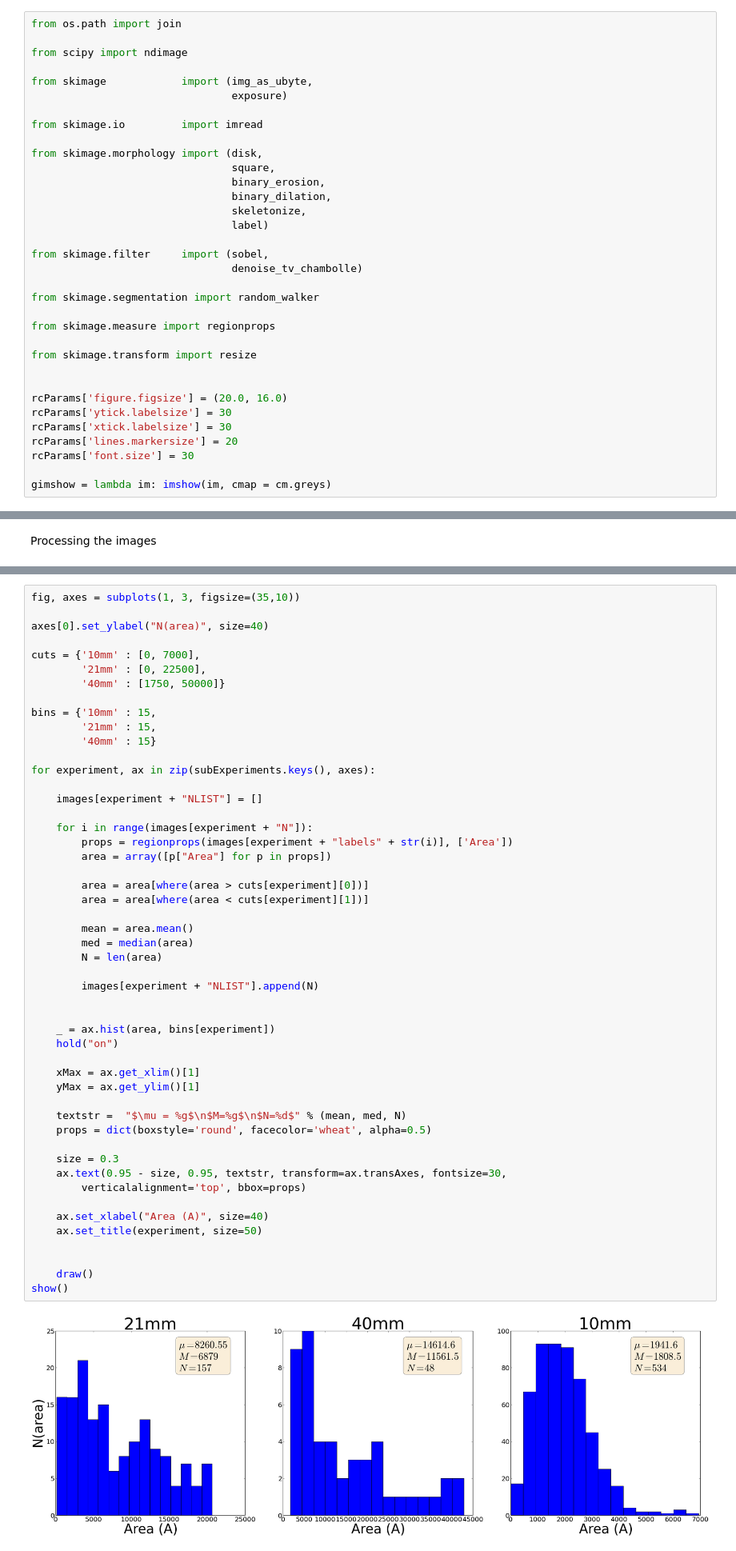
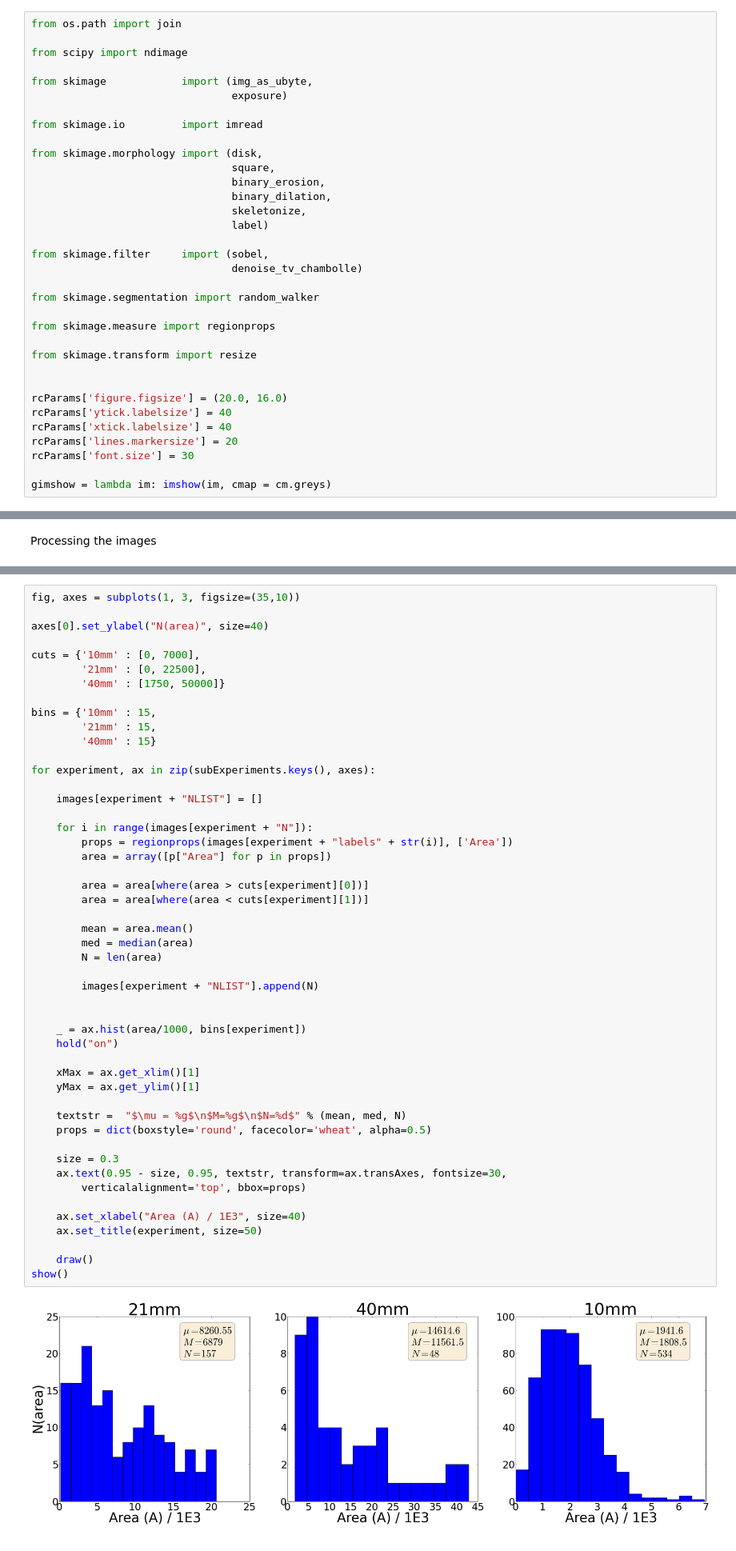
Before and after one commit to jorgehog/notebookCollection, a Jupyter notebook: FlourExperiment.ipynb, the cells around one changed output, grey strips where cells are left out. Shown at 80% size. Drawn from its saved outputs; the diff is of its cells as text.

```diff
--- a/FlourExperiment.ipynb
+++ b/FlourExperiment.ipynb
@@ -32,8 +32,8 @@ from skimage.transform import resize
 
 
 rcParams['figure.figsize'] = (20.0, 16.0)
-rcParams['ytick.labelsize'] = 30
-rcParams['xtick.labelsize'] = 30
+rcParams['ytick.labelsize'] = 40
+rcParams['xtick.labelsize'] = 40
 rcParams['lines.markersize'] = 20
 rcParams['font.size'] = 30
 
@@ -228,37 +228,36 @@ for experiment, ax in zip(subExperiments.keys(), axes):
         props = regionprops(images[experiment + "labels" + str(i)], ['Area'])
         area = array([p["Area"] for p in props])
 
         area = area[where(area > cuts[experiment][0])]
         area = area[where(area < cuts[experiment][1])]
 
         mean = area.mean()
         med = median(area)
         N = len(area)
 
         images[experiment + "NLIST"].append(N)
 
 
-    _ = ax.hist(area, bins[experiment])
+    _ = ax.hist(area/1000, bins[experiment])
     hold("on")
 
     xMax = ax.get_xlim()[1]
     yMax = ax.get_ylim()[1]
 
     textstr =  "$\mu = %g$\n$M=%g$\n$N=%d$" % (mean, med, N)
     props = dict(boxstyle='round', facecolor='wheat', alpha=0.5)
 
     size = 0.3
     ax.text(0.95 - size, 0.95, textstr, transform=ax.transAxes, fontsize=30,
         verticalalignment='top', bbox=props)
 
-    ax.set_xlabel("Area (A)", size=40)
+    ax.set_xlabel("Area (A) / 1E3", size=40)
     ax.set_title(experiment, size=50)
-
 
     draw()
 show()
 # %% [output]
-[figure, old version]
+[figure, new version]
 # %% [markdown]
 #Plot N as a function of strain
 # %%
```
Also changed, not shown: parts of 4 cells of this notebook.
